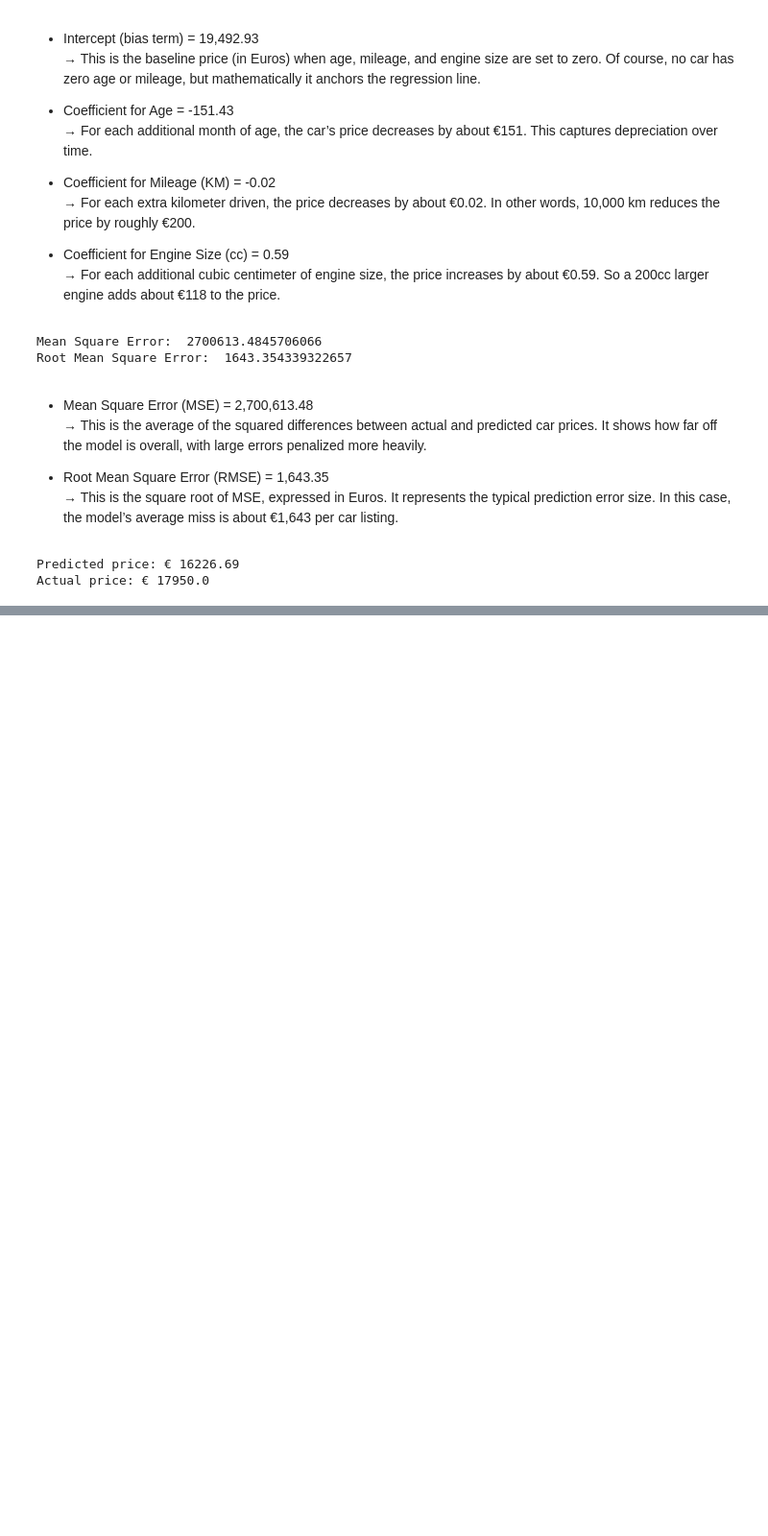
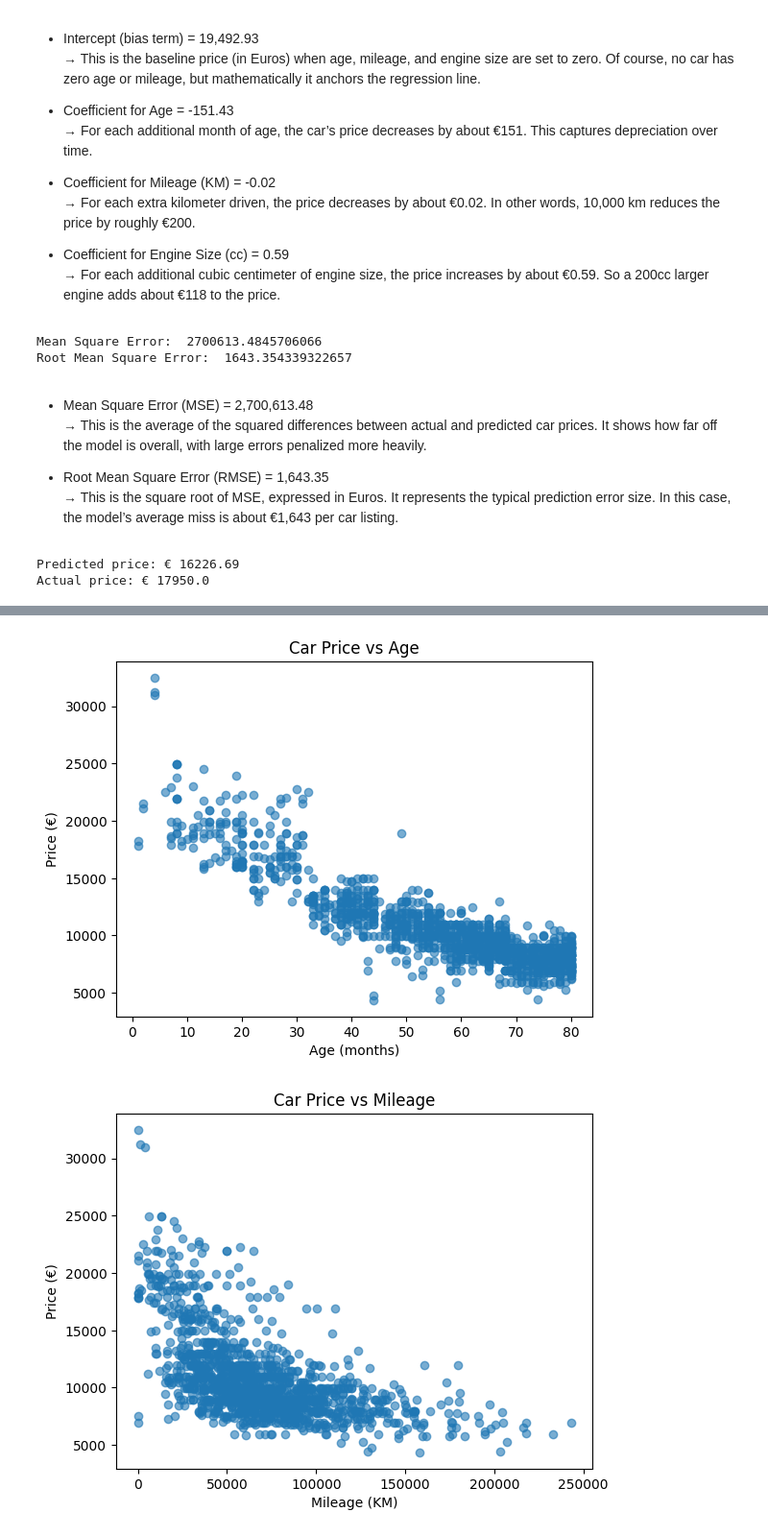
Before and after one commit to AshPiBit02/python-lib-deck, a Jupyter notebook: numpy/Linear Algebra/Car Price Prediction/Toyota Corolla.ipynb, the cells around one changed output, grey strips where cells are left out. Shown at 96% size. Drawn from its saved outputs; the diff is of its cells as text; code cells hidden in the pictures; blank space fills up the shorter version.

```diff
--- a/numpy/Linear Algebra/Car Price Prediction/Toyota Corolla.ipynb
+++ b/numpy/Linear Algebra/Car Price Prediction/Toyota Corolla.ipynb
@@ -82,0 +126,21 @@ Actual price: € 17950.0
+# %%
+plt.scatter(age, price, alpha=0.6)
+plt.xlabel("Age (months)")
+plt.ylabel("Price (€)")
+plt.title("Car Price vs Age")
+plt.show()
+
+plt.scatter(km, price, alpha=0.6)
+plt.xlabel("Mileage (KM)")
+plt.ylabel("Price (€)")
+plt.title("Car Price vs Mileage")
+plt.show()
+
+plt.scatter(cc, price, alpha=0.6)
+plt.xlabel("Engine Size (cc)")
+plt.ylabel("Price (€)")
+plt.title("Car Price vs Engine Size")
+plt.show()
+# %% [output]
+[figure, added]
+[figure, added]
```
Also changed, not shown: parts of 4 cells of this notebook.
